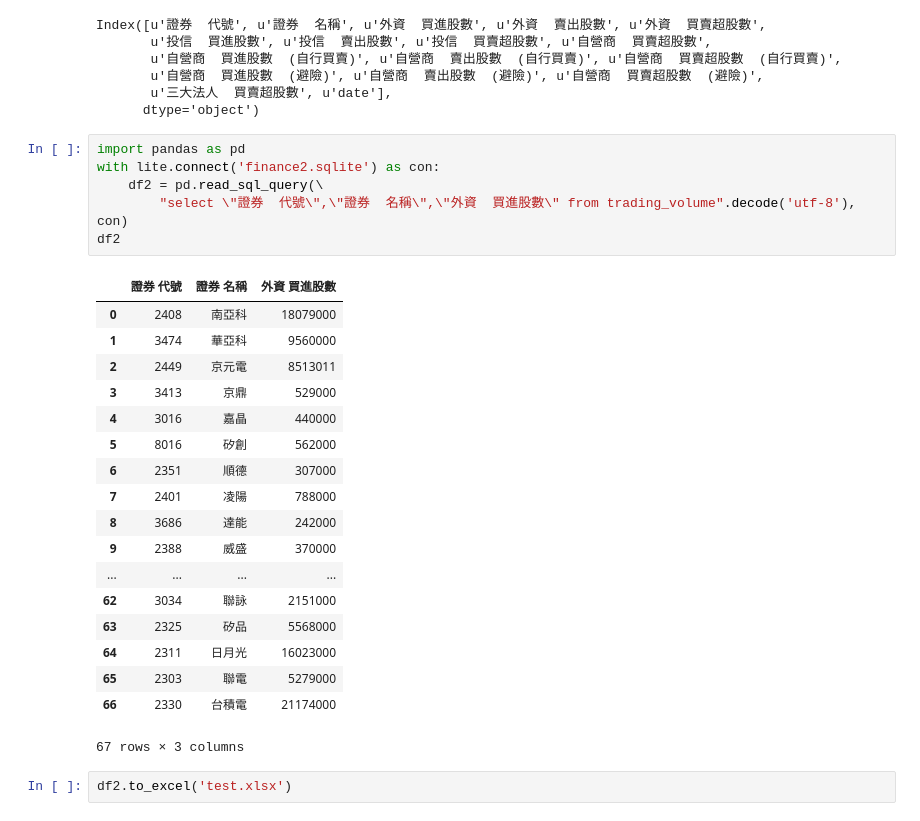
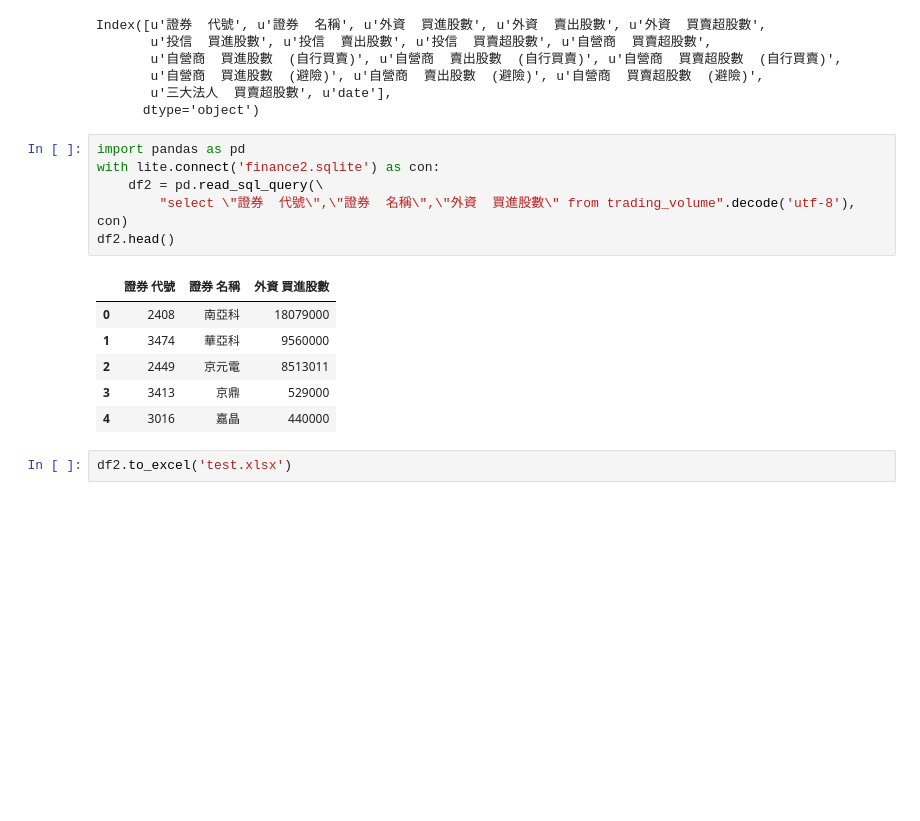
Before and after one commit to ywchiu/pyfinance, a Jupyter notebook: 20160515Demo.ipynb, the cells around one changed output. Saved outputs shown, nothing was run; the diff lists cells and outputs as text; blank space fills up the shorter version.

```diff
--- a/20160515Demo.ipynb
+++ b/20160515Demo.ipynb
@@ -337,27 +337,15 @@ Index([u'證券  代號', u'證券  名稱', u'外資  買進股數', u'外資
 # %%
 import pandas as pd
 with lite.connect('finance2.sqlite') as con:
     df2 = pd.read_sql_query(\
         "select \"證券  代號\",\"證券  名稱\",\"外資  買進股數\" from trading_volume".decode('utf-8'), con)
-df2
+df2.head()
 # %% [output]
 |  | 證券 代號 | 證券 名稱 | 外資 買進股數 |
 | 0 | 2408 | 南亞科 | 18079000 |
 | 1 | 3474 | 華亞科 | 9560000 |
 | 2 | 2449 | 京元電 | 8513011 |
 | 3 | 3413 | 京鼎 | 529000 |
 | 4 | 3016 | 嘉晶 | 440000 |
-| 5 | 8016 | 矽創 | 562000 |
-| 6 | 2351 | 順德 | 307000 |
-| 7 | 2401 | 凌陽 | 788000 |
-| 8 | 3686 | 達能 | 242000 |
-| 9 | 2388 | 威盛 | 370000 |
-| ... | ... | ... | ... |
-| 62 | 3034 | 聯詠 | 2151000 |
-| 63 | 2325 | 矽品 | 5568000 |
-| 64 | 2311 | 日月光 | 16023000 |
-| 65 | 2303 | 聯電 | 5279000 |
-| 66 | 2330 | 台積電 | 21174000 |
-67 rows × 3 columns
 # %%
 df2.to_excel('test.xlsx')
```
